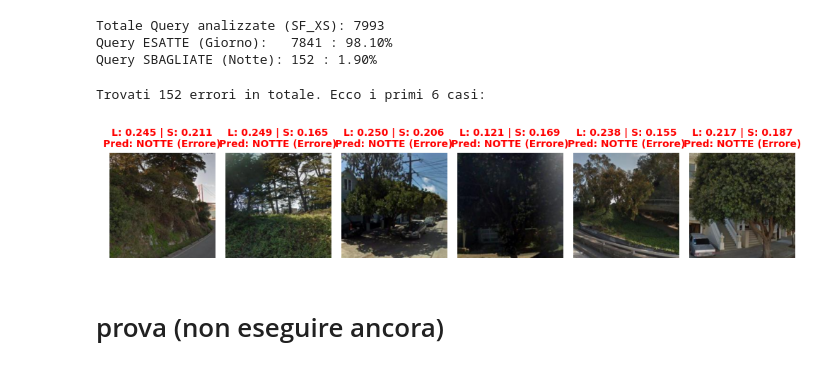
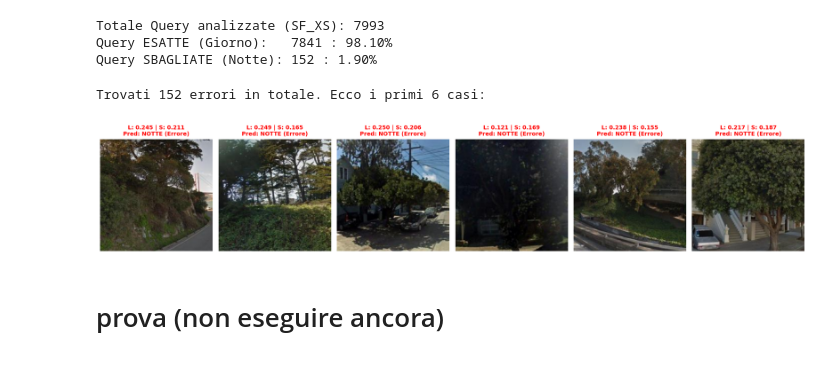
Before and after one commit to androsida/Visual-Place-Recognition-Project, a Jupyter notebook: start_your_project.ipynb, the cells around one changed output. Cells and saved outputs as stored; diff of their text form; code cells hidden in the pictures.

```diff
--- a/start_your_project.ipynb
+++ b/start_your_project.ipynb
@@ -1477,35 +1477,35 @@ max_immagini = 6
 immagini_da_mostrare = indici_errori[:max_immagini]
 
 if len(indici_errori) == 0:
     print("Eccezionale! L'algoritmo non ha commesso alcun errore su questo set.")
 else:
     print(f"Trovati {len(indici_errori)} errori in totale. Ecco i primi {len(immagini_da_mostrare)} casi:")
 
-    fig, axes = plt.subplots(1, len(immagini_da_mostrare), figsize=(10, 6))
+    fig, axes = plt.subplots(1, len(immagini_da_mostrare), figsize=(18, 5))
 
     if len(immagini_da_mostrare) == 1:
         axes = [axes]
 
     for i, idx in enumerate(immagini_da_mostrare):
         path_immagine = sfxs_images[idx]
         l_val = L_sfxs[idx]
         s_val = S_sfxs[idx]
 
         img_bgr = cv2.imread(path_immagine)
 
         img_rgb = cv2.cvtColor(img_bgr, cv2.COLOR_BGR2RGB)
 
         axes[i].imshow(img_rgb)
 
         titolo = f"L: {l_val:.3f} | S: {s_val:.3f}\nPred: NOTTE (Errore)"
         axes[i].set_title(titolo, fontsize=10, color='red', fontweight='bold')
         axes[i].axis('off')
 
     plt.tight_layout()
     plt.show()
 # %% [output]
 Trovati 152 errori in totale. Ecco i primi 6 casi:
-[figure, old version]
+[figure, new version]
 # %% [markdown]
 # prova (non eseguire ancora)
 # %%
```
